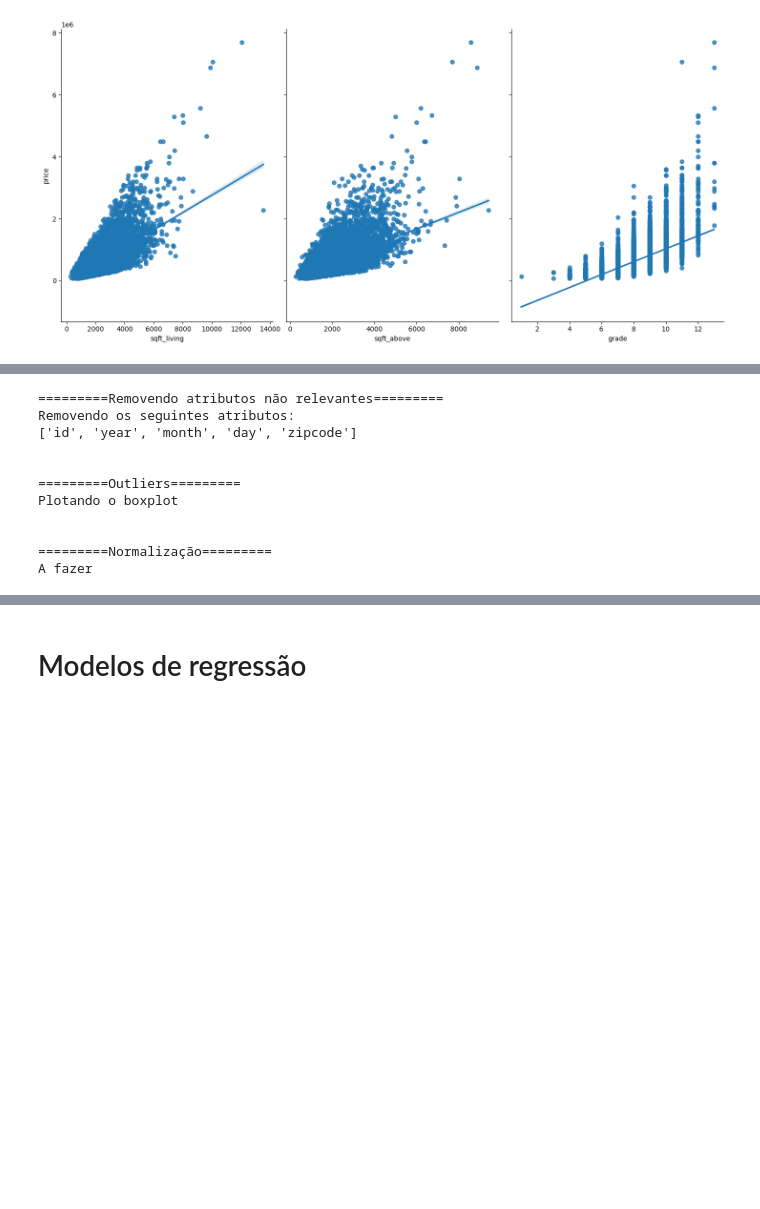
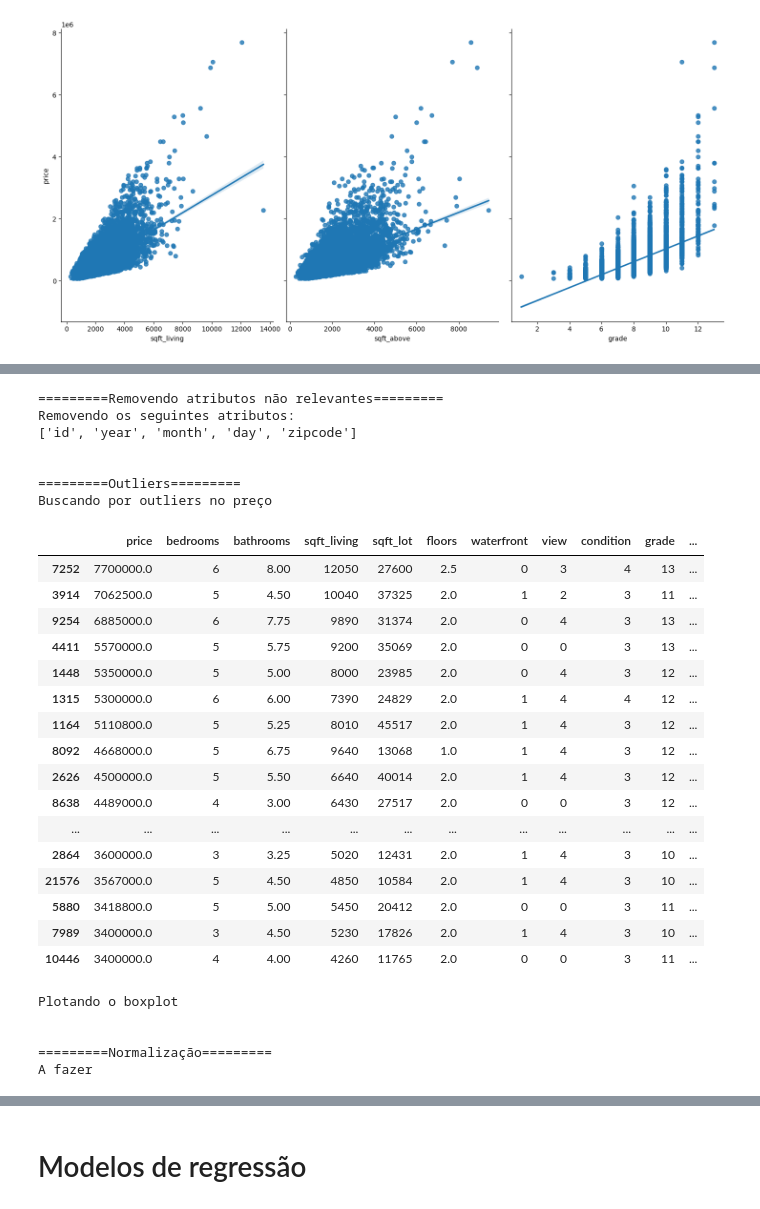
Before and after one commit to leonardodimarchi/ai-regression-and-classification, a Jupyter notebook: regression.ipynb, the cells around one changed output, grey strips where cells are left out. Saved outputs shown, nothing was run; the diff lists cells and outputs as text; code cells hidden in the pictures; blank space fills up the shorter version.

```diff
--- a/regression.ipynb
+++ b/regression.ipynb
@@ -152,30 +152,52 @@ A fazer
 # %%
 print("\n\n=========Removendo atributos não relevantes=========")
 colunas_para_remover = ['id', 'year', 'month', 'day', 'zipcode']
 
 print("Removendo os seguintes atributos:")
 print(colunas_para_remover)
-dataset = dataset.drop(colunas_para_remover, axis=1)
+dataset_removed_columns = dataset.drop(colunas_para_remover, axis=1)
 
 print("\n\n=========Outliers=========")
 
+print("Buscando por outliers no preço")
+sorted = dataset_removed_columns.sort_values(by=['price'], ascending=False)
+display(sorted.head(25))
+
 print("Plotando o boxplot")
-dataset.boxplot(figsize=(20,15))
+dataset_removed_columns.boxplot(figsize=(20,15))
 
 print("\n\n=========Normalização=========")
 print("A fazer")
 # %% [output]
 =========Removendo atributos não relevantes=========
 Removendo os seguintes atributos:
 ['id', 'year', 'month', 'day', 'zipcode']
 
 
 =========Outliers=========
-Plotando o boxplot
-
-
-=========Normalização=========
-A fazer
+Buscando por outliers no preço
+|  | price | bedrooms | bathrooms | sqft_living | sqft_lot | floors | waterfront | view | condition | grade | ... |
+| 7252 | 7700000.0 | 6 | 8.00 | 12050 | 27600 | 2.5 | 0 | 3 | 4 | 13 | ... |
+| 3914 | 7062500.0 | 5 | 4.50 | 10040 | 37325 | 2.0 | 1 | 2 | 3 | 11 | ... |
+| 9254 | 6885000.0 | 6 | 7.75 | 9890 | 31374 | 2.0 | 0 | 4 | 3 | 13 | ... |
+| 4411 | 5570000.0 | 5 | 5.75 | 9200 | 35069 | 2.0 | 0 | 0 | 3 | 13 | ... |
+| 1448 | 5350000.0 | 5 | 5.00 | 8000 | 23985 | 2.0 | 0 | 4 | 3 | 12 | ... |
+| 1315 | 5300000.0 | 6 | 6.00 | 7390 | 24829 | 2.0 | 1 | 4 | 4 | 12 | ... |
+| 1164 | 5110800.0 | 5 | 5.25 | 8010 | 45517 | 2.0 | 1 | 4 | 3 | 12 | ... |
+| 8092 | 4668000.0 | 5 | 6.75 | 9640 | 13068 | 1.0 | 1 | 4 | 3 | 12 | ... |
+| 2626 | 4500000.0 | 5 | 5.50 | 6640 | 40014 | 2.0 | 1 | 4 | 3 | 12 | ... |
+| 8638 | 4489000.0 | 4 | 3.00 | 6430 | 27517 | 2.0 | 0 | 0 | 3 | 12 | ... |
+| ... | ... | ... | ... | ... | ... | ... | ... | ... | ... | ... | ... |
+| 2864 | 3600000.0 | 3 | 3.25 | 5020 | 12431 | 2.0 | 1 | 4 | 3 | 10 | ... |
+| 21576 | 3567000.0 | 5 | 4.50 | 4850 | 10584 | 2.0 | 1 | 4 | 3 | 10 | ... |
+| 5880 | 3418800.0 | 5 | 5.00 | 5450 | 20412 | 2.0 | 0 | 0 | 3 | 11 | ... |
+| 7989 | 3400000.0 | 3 | 4.50 | 5230 | 17826 | 2.0 | 1 | 4 | 3 | 10 | ... |
+| 10446 | 3400000.0 | 4 | 4.00 | 4260 | 11765 | 2.0 | 0 | 0 | 3 | 11 | ... |
+Plotando o boxplot
+
+
+=========Normalização=========
+A fazer
 [figure]
 # %% [markdown]
 # Modelos de regressão
```
Also changed, not shown: parts of 5 cells of this notebook.
